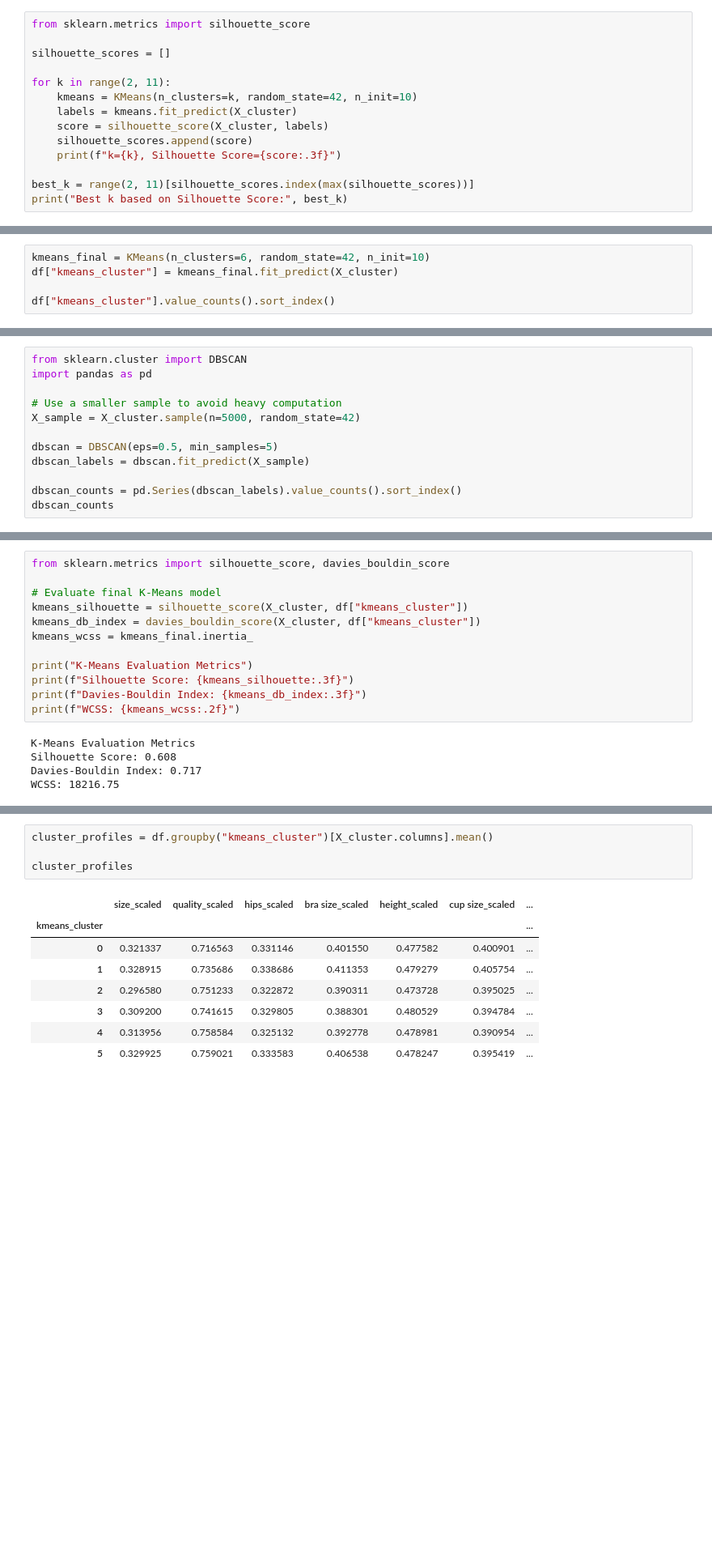
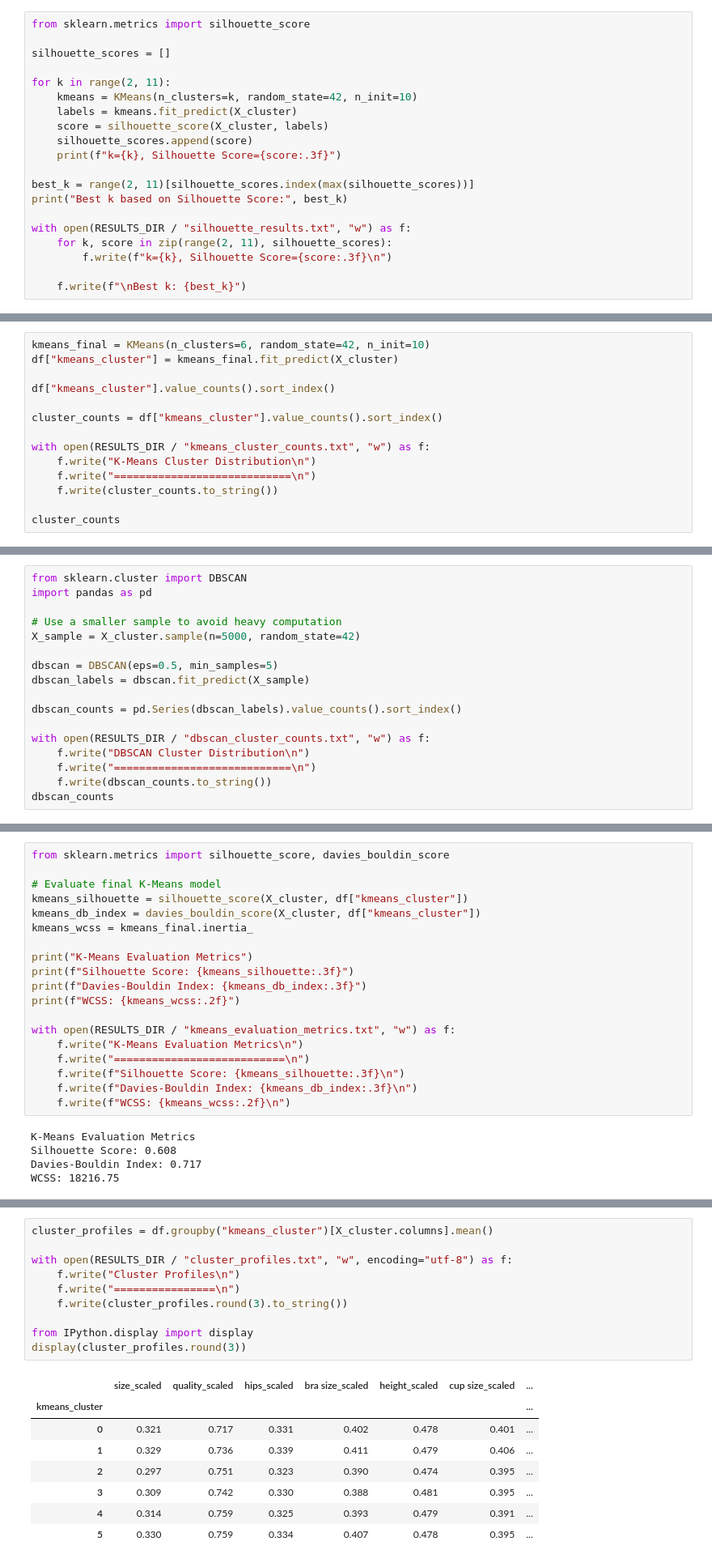
Before and after one commit to alameer515/SWE485-Project-Group10, a Jupyter notebook: Phase2_Unsupervised_Learning.ipynb, the cells around one changed output, grey strips where cells are left out. Shown at 81% size. Drawn from its saved outputs; the diff is of its cells as text; blank space fills up the shorter version.

Commit message:
put the results in the clustering results folder

```diff
--- a/Phase2_Unsupervised_Learning.ipynb
+++ b/Phase2_Unsupervised_Learning.ipynb
@@ -126,6 +132,12 @@ for k in range(2, 11):
 
 best_k = range(2, 11)[silhouette_scores.index(max(silhouette_scores))]
 print("Best k based on Silhouette Score:", best_k)
+
+with open(RESULTS_DIR / "silhouette_results.txt", "w") as f:
+    for k, score in zip(range(2, 11), silhouette_scores):
+        f.write(f"k={k}, Silhouette Score={score:.3f}\n")
+
+    f.write(f"\nBest k: {best_k}")
 # %% [output]
 k=2, Silhouette Score=0.282
 k=3, Silhouette Score=0.418
@@ -162,6 +174,15 @@ kmeans_final = KMeans(n_clusters=6, random_state=42, n_init=10)
 df["kmeans_cluster"] = kmeans_final.fit_predict(X_cluster)
 
 df["kmeans_cluster"].value_counts().sort_index()
+
+cluster_counts = df["kmeans_cluster"].value_counts().sort_index()
+
+with open(RESULTS_DIR / "kmeans_cluster_counts.txt", "w") as f:
+    f.write("K-Means Cluster Distribution\n")
+    f.write("============================\n")
+    f.write(cluster_counts.to_string())
+
+cluster_counts
 # %% [output]
 kmeans_cluster
 0    21488
@@ -195,6 +216,11 @@ dbscan = DBSCAN(eps=0.5, min_samples=5)
 dbscan_labels = dbscan.fit_predict(X_sample)
 
 dbscan_counts = pd.Series(dbscan_labels).value_counts().sort_index()
+
+with open(RESULTS_DIR / "dbscan_cluster_counts.txt", "w") as f:
+    f.write("DBSCAN Cluster Distribution\n")
+    f.write("============================\n")
+    f.write(dbscan_counts.to_string())
 dbscan_counts
 # %% [output]
 -1      12
@@ -230,6 +256,13 @@ print("K-Means Evaluation Metrics")
 print(f"Silhouette Score: {kmeans_silhouette:.3f}")
 print(f"Davies-Bouldin Index: {kmeans_db_index:.3f}")
 print(f"WCSS: {kmeans_wcss:.2f}")
+
+with open(RESULTS_DIR / "kmeans_evaluation_metrics.txt", "w") as f:
+    f.write("K-Means Evaluation Metrics\n")
+    f.write("===========================\n")
+    f.write(f"Silhouette Score: {kmeans_silhouette:.3f}\n")
+    f.write(f"Davies-Bouldin Index: {kmeans_db_index:.3f}\n")
+    f.write(f"WCSS: {kmeans_wcss:.2f}\n")
 # %% [output]
 K-Means Evaluation Metrics
 Silhouette Score: 0.608
@@ -333,16 +368,22 @@ This allows us to:
 # %%
 cluster_profiles = df.groupby("kmeans_cluster")[X_cluster.columns].mean()
 
-cluster_profiles
+with open(RESULTS_DIR / "cluster_profiles.txt", "w", encoding="utf-8") as f:
+    f.write("Cluster Profiles\n")
+    f.write("================\n")
+    f.write(cluster_profiles.round(3).to_string())
+
+from IPython.display import display
+display(cluster_profiles.round(3))
 # %% [output]
 |  | size_scaled | quality_scaled | hips_scaled | bra size_scaled | height_scaled | cup size_scaled | ... |
 | kmeans_cluster |  |  |  |  |  |  | ... |
-| 0 | 0.321337 | 0.716563 | 0.331146 | 0.401550 | 0.477582 | 0.400901 | ... |
-| 1 | 0.328915 | 0.735686 | 0.338686 | 0.411353 | 0.479279 | 0.405754 | ... |
-| 2 | 0.296580 | 0.751233 | 0.322872 | 0.390311 | 0.473728 | 0.395025 | ... |
-| 3 | 0.309200 | 0.741615 | 0.329805 | 0.388301 | 0.480529 | 0.394784 | ... |
-| 4 | 0.313956 | 0.758584 | 0.325132 | 0.392778 | 0.478981 | 0.390954 | ... |
-| 5 | 0.329925 | 0.759021 | 0.333583 | 0.406538 | 0.478247 | 0.395419 | ... |
+| 0 | 0.321 | 0.717 | 0.331 | 0.402 | 0.478 | 0.401 | ... |
+| 1 | 0.329 | 0.736 | 0.339 | 0.411 | 0.479 | 0.406 | ... |
+| 2 | 0.297 | 0.751 | 0.323 | 0.390 | 0.474 | 0.395 | ... |
+| 3 | 0.309 | 0.742 | 0.330 | 0.388 | 0.481 | 0.395 | ... |
+| 4 | 0.314 | 0.759 | 0.325 | 0.393 | 0.479 | 0.391 | ... |
+| 5 | 0.330 | 0.759 | 0.334 | 0.407 | 0.478 | 0.395 | ... |
 # %% [markdown]
 ### Interpretation
 
```
Also changed, not shown: parts of 5 cells of this notebook, 9 other files.
